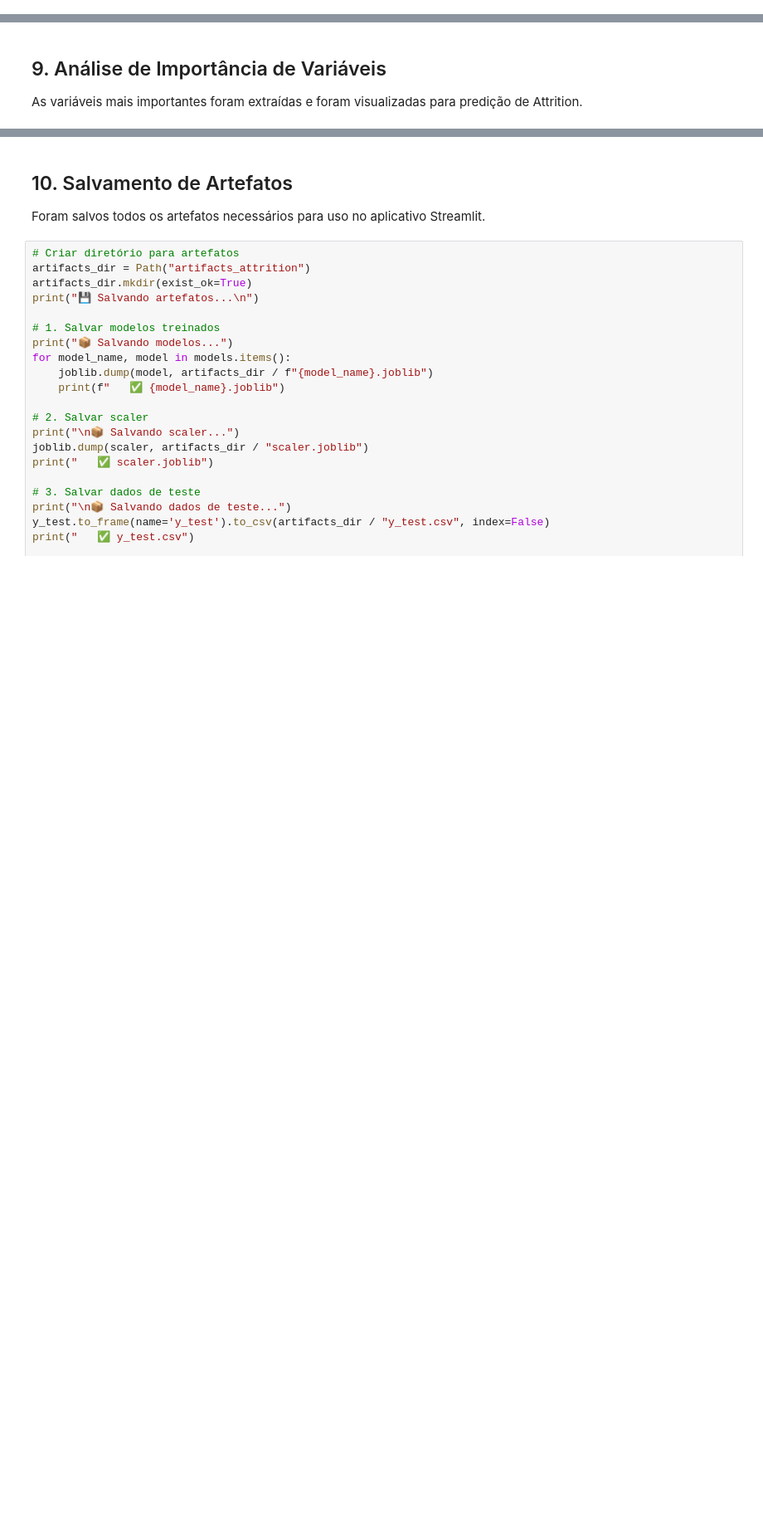
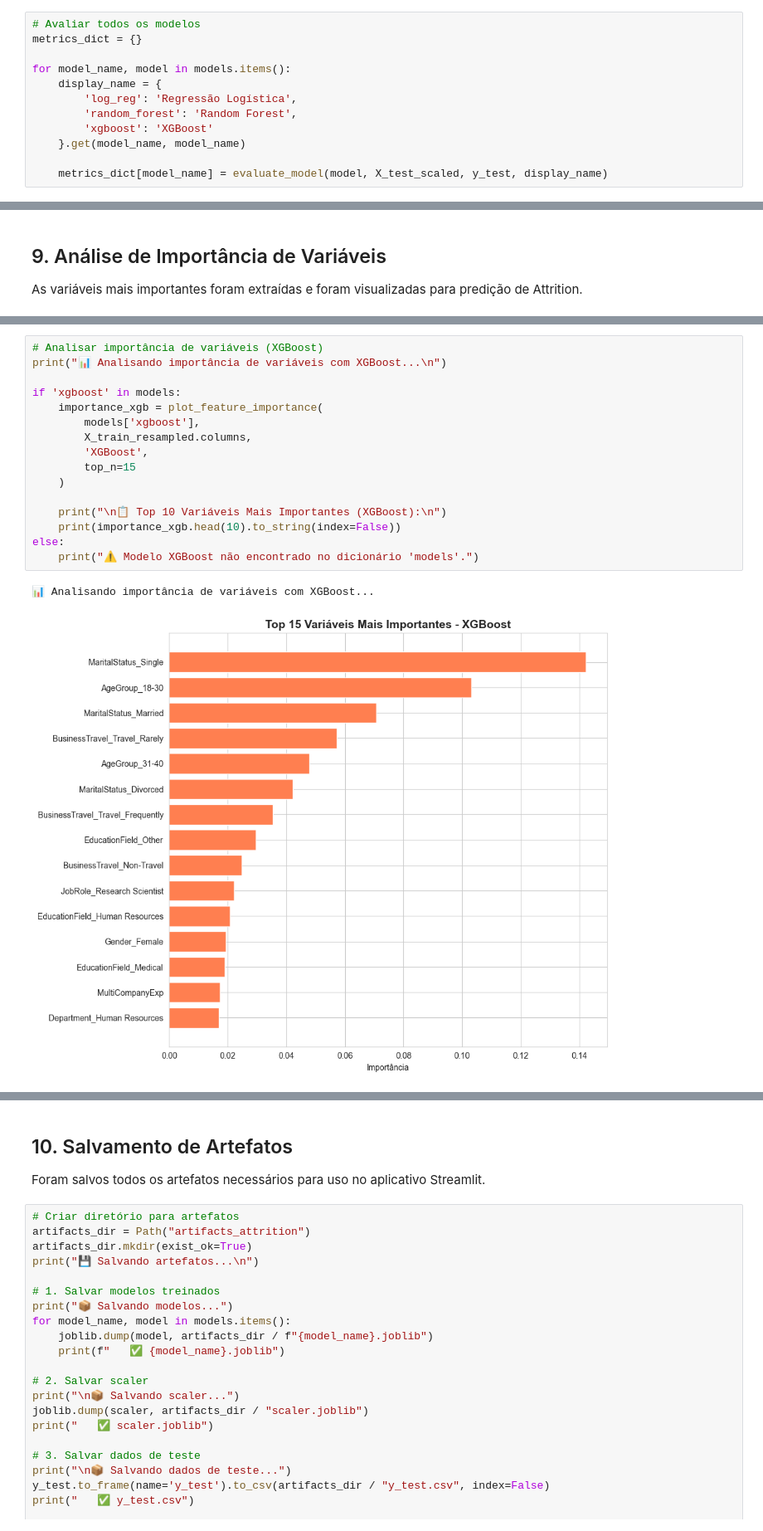
Before and after one commit to iannacastro/laboratoria-ml-attrition, a Jupyter notebook: notebooks/ML_Attrition_Projeto.ipynb, the cells around one changed output, grey strips where cells are left out. Shown at 83% size. Saved outputs shown, nothing was run; the diff lists cells and outputs as text; blank space fills up the shorter version.

```diff
--- a/notebooks/ML_Attrition_Projeto.ipynb
+++ b/notebooks/ML_Attrition_Projeto.ipynb
@@ -1015,0 +873,12 @@ Regressão Logística  0.835601      0.161972        0.240838 0.714284
+# %%
+# Avaliar todos os modelos
+metrics_dict = {}
+
+for model_name, model in models.items():
+    display_name = {
+        'log_reg': 'Regressão Logística',
+        'random_forest': 'Random Forest',
+        'xgboost': 'XGBoost'
+    }.get(model_name, model_name)
+
+    metrics_dict[model_name] = evaluate_model(model, X_test_scaled, y_test, display_name)
@@ -1049,0 +937,19 @@ BusinessTravel_Travel_Frequently     0.041556
+# %%
+# Analisar importância de variáveis (XGBoost)
+print("📊 Analisando importância de variáveis com XGBoost...\n")
+
+if 'xgboost' in models:
+    importance_xgb = plot_feature_importance(
+        models['xgboost'],
+        X_train_resampled.columns,
+        'XGBoost',
+        top_n=15
+    )
+
+    print("\n📋 Top 10 Variáveis Mais Importantes (XGBoost):\n")
+    print(importance_xgb.head(10).to_string(index=False))
+else:
+    print("⚠️ Modelo XGBoost não encontrado no dicionário 'models'.")
+# %% [output]
+📊 Analisando importância de variáveis com XGBoost...
+[figure, added]
```
Also changed, not shown: parts of 9 cells of this notebook.
